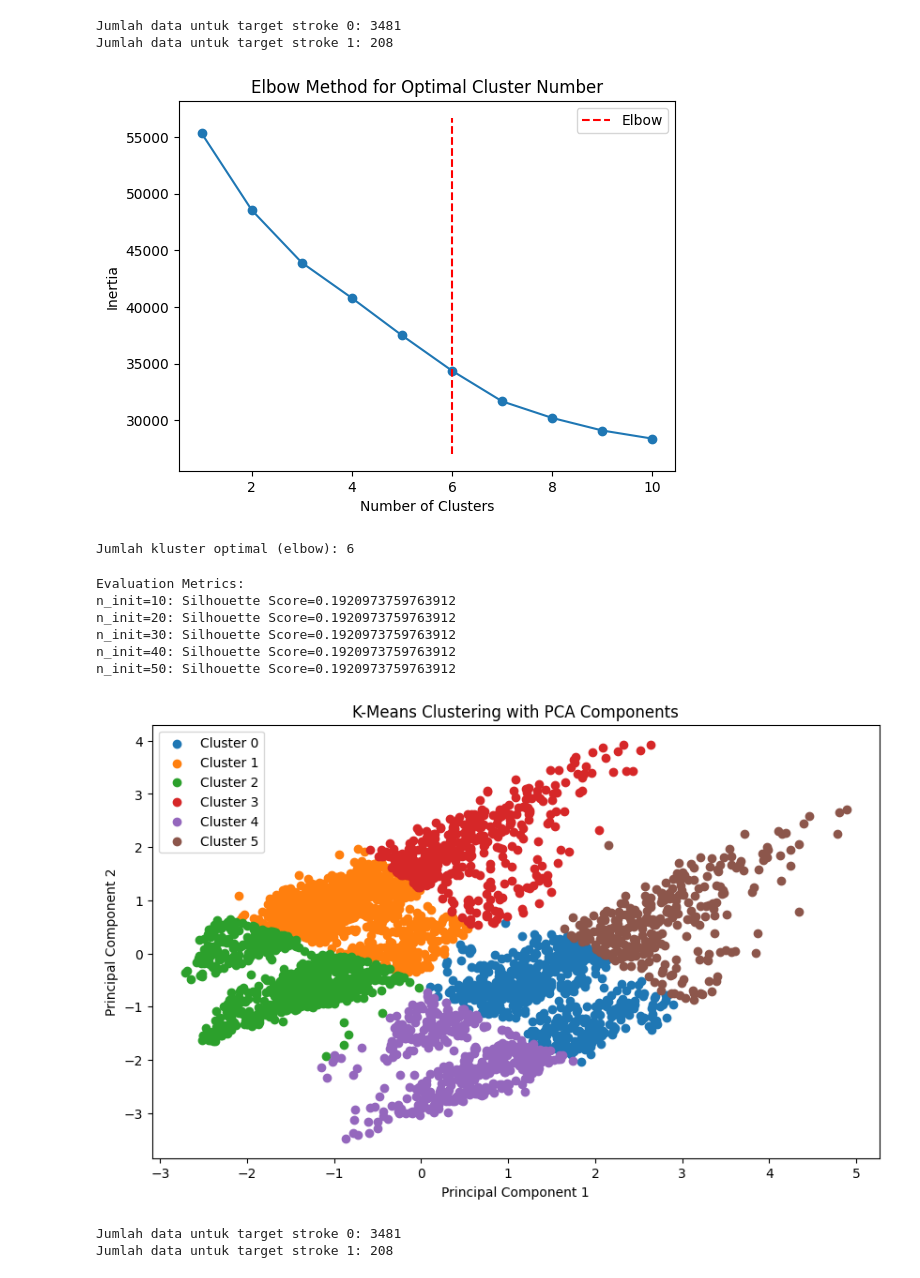
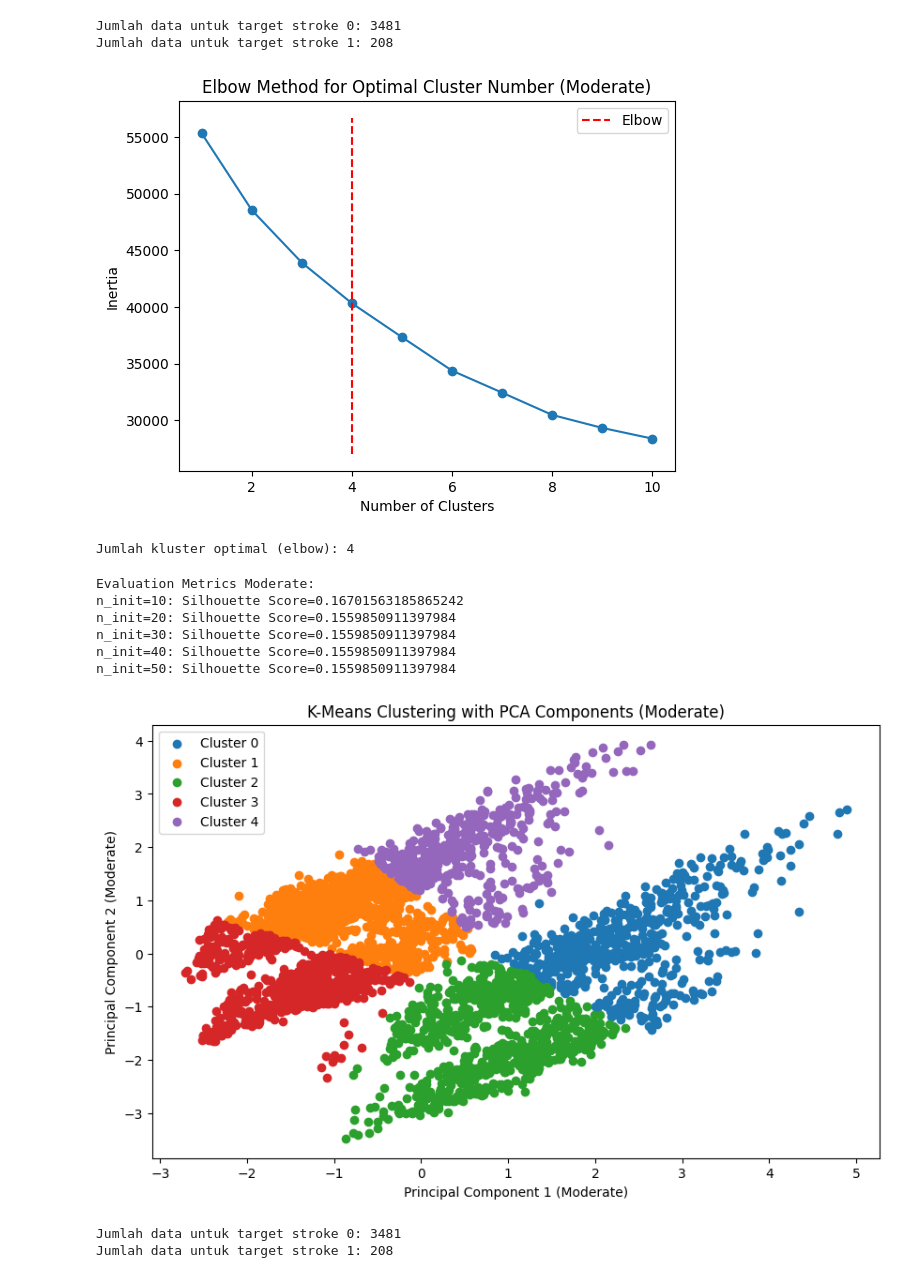
Before and after one commit to avillarafi45/TugasAkhirStrokePrediction, a Jupyter notebook: TugasAkhir.ipynb, the cells around one changed output. Drawn from its saved outputs; the diff is of its cells as text; code cells hidden in the pictures.

```diff
--- a/TugasAkhir.ipynb
+++ b/TugasAkhir.ipynb
@@ -832,7 +832,7 @@ kl = KneeLocator(range_clusters, inertia, curve="convex", direction="decreasing"
 
 # Plot Elbow Method dan tandai titik elbow
 plt.plot(range_clusters, inertia, marker='o')
-plt.title('Elbow Method for Optimal Cluster Number')
+plt.title('Elbow Method for Optimal Cluster Number (Moderate)')
 plt.xlabel('Number of Clusters')
 plt.ylabel('Inertia')
 plt.vlines(kl.elbow, plt.ylim()[0], plt.ylim()[1], linestyles='dashed', colors='red', label='Elbow')
@@ -842,11 +842,11 @@ plt.show()
 # Tampilkan jumlah kluster optimal
 print(f"Jumlah kluster optimal (elbow): {kl.elbow}")
 # %% [output]
-[figure, old version]
+[figure, new version]
-Jumlah kluster optimal (elbow): 6
+Jumlah kluster optimal (elbow): 4
 # %%
 from sklearn import metrics
-n_clusters = 6
+n_clusters = 5
 
 # Range n_init yang akan diuji
 range_n_init = [10, 20, 30, 40, 50]
@@ -863,46 +863,46 @@ for n_init in range_n_init:
     evaluation_metrics[n_init] = silhouette_score
 
 # Cetak hasil evaluasi untuk melihat sejauh mana hasil klastering konsisten
-print("Evaluation Metrics:")
+print("Evaluation Metrics Moderate:")
 for n_init, score in evaluation_metrics.items():
     print(f"n_init={n_init}: Silhouette Score={score}")
 # %% [output]
-Evaluation Metrics:
-n_init=10: Silhouette Score=0.1920973759763912
-n_init=20: Silhouette Score=0.1920973759763912
-n_init=30: Silhouette Score=0.1920973759763912
-n_init=40: Silhouette Score=0.1920973759763912
-n_init=50: Silhouette Score=0.1920973759763912
+Evaluation Metrics Moderate:
+n_init=10: Silhouette Score=0.16701563185865242
+n_init=20: Silhouette Score=0.1559850911397984
+n_init=30: Silhouette Score=0.1559850911397984
+n_init=40: Silhouette Score=0.1559850911397984
+n_init=50: Silhouette Score=0.1559850911397984
 # %%
 # Bagian 2: K-Means
 # Pilih fitur hasil PCA (dalam contoh ini, ambil PC1 dan PC2)
 X_pca = df_pca_result[['PC1', 'PC2']].values
 
 # Inisialisasi model K-Means dengan jumlah cluster yang diinginkan
-kmeans = KMeans(n_clusters=6, n_init=30)
+kmeans = KMeans(n_clusters=5, n_init=10)
 
 # Menentukan label cluster untuk setiap data hasil PCA
 cluster_labels = kmeans.fit_predict(X_pca)  # X_pca adalah hasil PCA
 
 # Menyatukan label klaster ke dalam dataset hasil PCA
 df_pca_result['Cluster'] = cluster_labels
 
 # Visualisasi hasil klastering
 plt.figure(figsize=(10, 6))
 
 # Plot klaster
-for cluster in range(6):
+for cluster in range(5):
     cluster_data = df_pca_result[df_pca_result["Cluster"] == cluster]
     plt.scatter(cluster_data["PC1"], cluster_data["PC2"], label=f'Cluster {cluster}')
 
 # Tambahkan label dan judul
-plt.title('K-Means Clustering with PCA Components')
-plt.xlabel('Principal Component 1')
-plt.ylabel('Principal Component 2')
+plt.title('K-Means Clustering with PCA Components (Moderate)')
+plt.xlabel('Principal Component 1 (Moderate)')
+plt.ylabel('Principal Component 2 (Moderate)')
 plt.legend()
 plt.show()
 # %% [output]
-[figure, old version]
+[figure, new version]
 # %%
 # Hitung jumlah data untuk target stroke 0 dan 1 setelah klastering
 class_counts_kmeans = df_pca_result['stroke'].value_counts()
```
Also changed, not shown: parts of 7 cells of this notebook, 2 other files.
